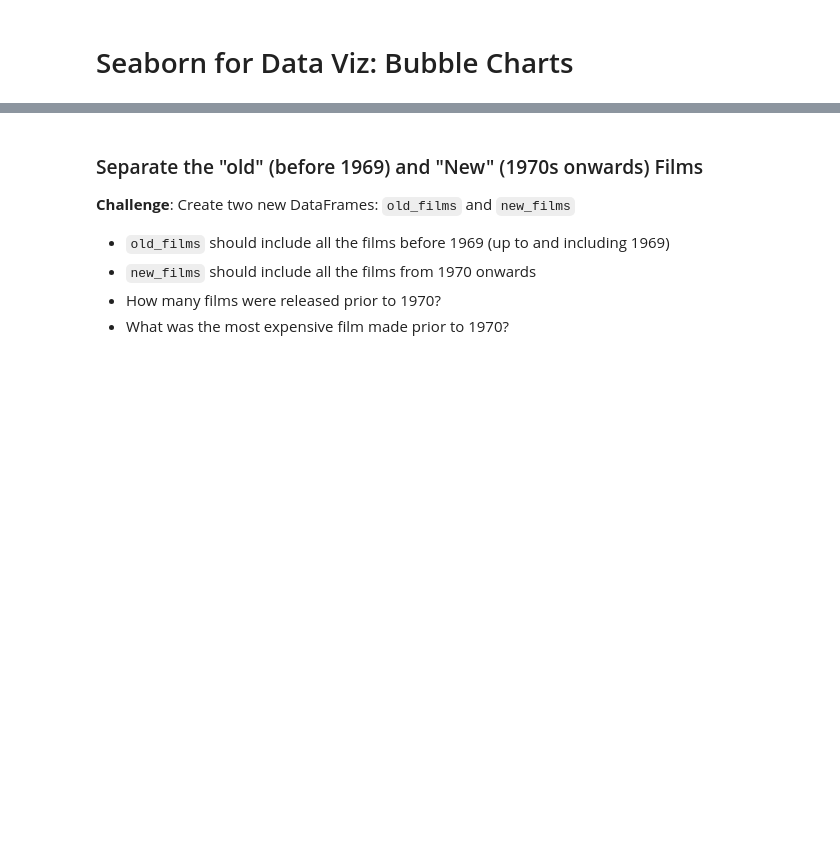
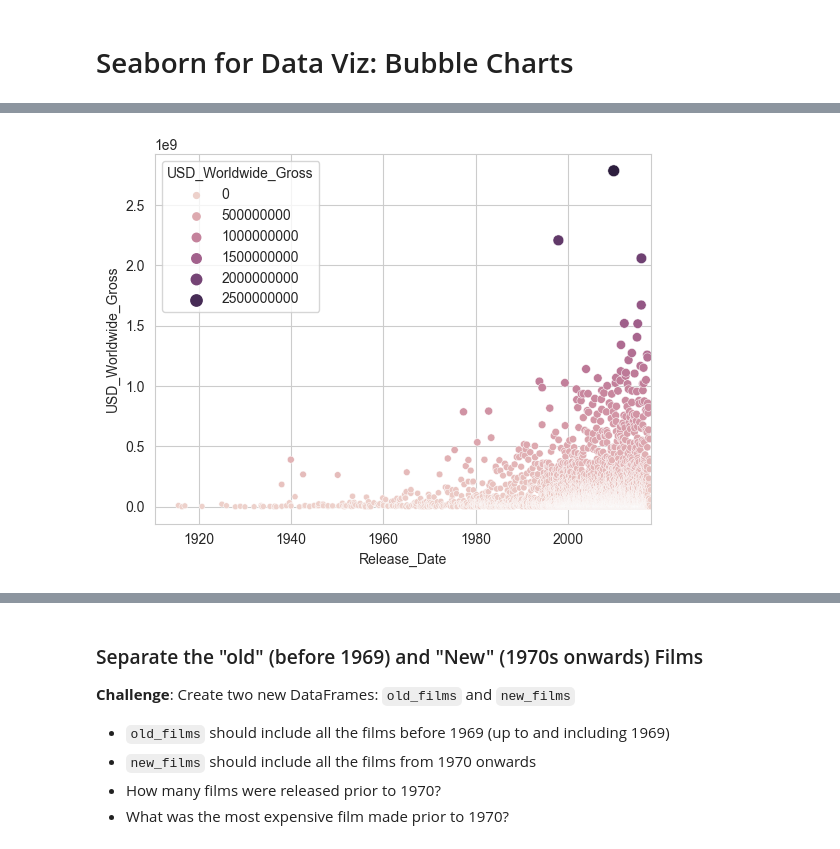
Before and after one commit to staixo/Python100day, a Jupyter notebook: Advanced/Datascience/Movie/Seaborn_and_Linear_Regression.ipynb, the cells around one changed output, grey strips where cells are left out. Drawn from its saved outputs; the diff is of its cells as text; code cells hidden in the pictures; blank space fills up the shorter version.

```diff
--- a/Advanced/Datascience/Movie/Seaborn_and_Linear_Regression.ipynb
+++ b/Advanced/Datascience/Movie/Seaborn_and_Linear_Regression.ipynb
@@ -273,6 +309,19 @@ What is the percentage of films where the production costs exceeded the worldwid
 **Challenge**: Try to create the following Bubble Chart:
 
 <img src=https://i.imgur.com/8fUn9T6.png>
+# %%
+sns.set_style("whitegrid")  # Ajoute une grille
+scatterplot = sns.scatterplot(data=data_clean,
+                              x='Release_Date',
+                              y='USD_Worldwide_Gross',
+                                                   hue='USD_Worldwide_Gross', # colour
+                     size='USD_Worldwide_Gross',) # dot size
+
+scatterplot.set_xlim(right=data_clean['Release_Date'].max())
+
+plt.show()  # Affiche le graphique
+# %% [output]
+[figure, added]
 # %% [markdown]
 # Converting Years to Decades Trick
 
```
Also changed, not shown: parts of 11 cells of this notebook, 1 other file.
